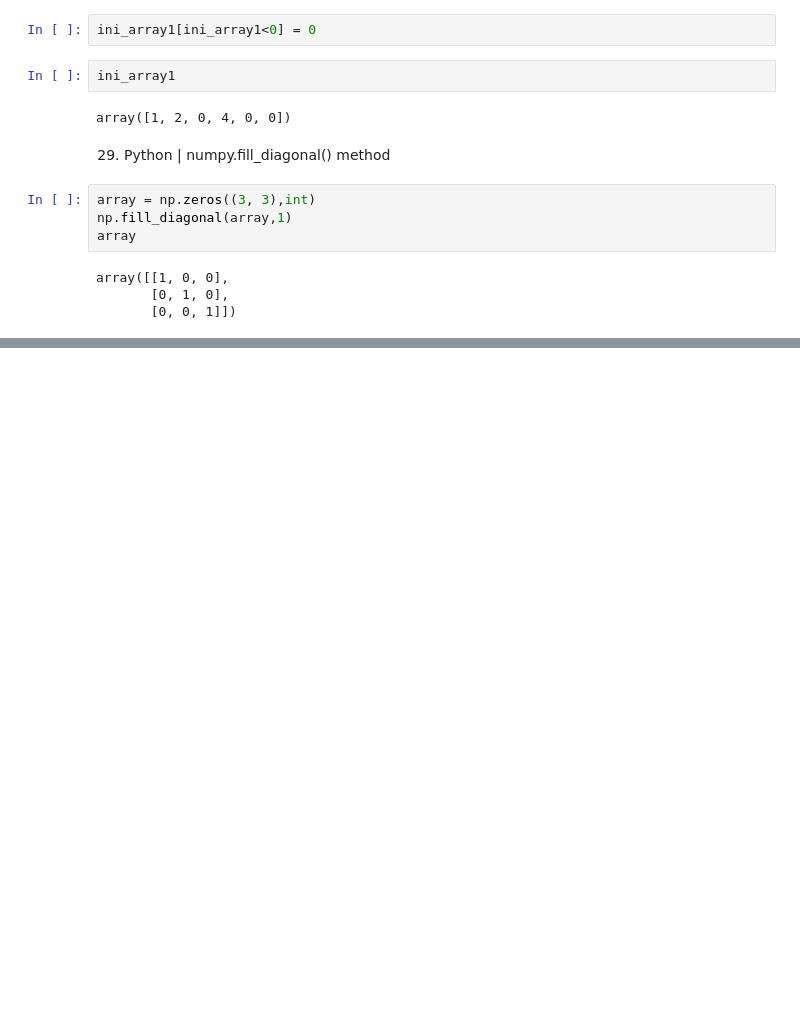
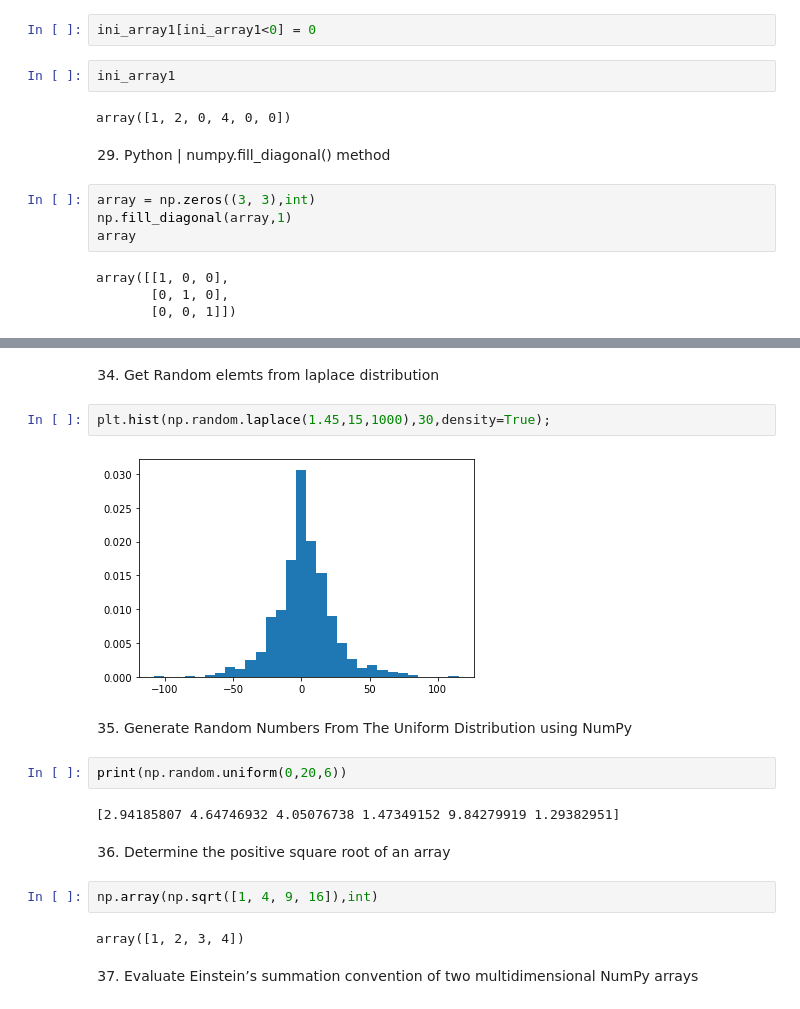
Before and after one commit to Omega-84/code_practice, a Jupyter notebook: Python_beginner.ipynb, the cells around one changed output, grey strips where cells are left out. Drawn from its saved outputs; the diff is of its cells as text; blank space fills up the shorter version.

```diff
--- a/Python_beginner.ipynb
+++ b/Python_beginner.ipynb
@@ -394,0 +426,20 @@ array([[1, 0, 0],
+# %% [markdown]
+34. Get Random elemts from laplace distribution
+# %%
+plt.hist(np.random.laplace(1.45,15,1000),30,density=True);
+# %% [output]
+[figure, added]
+# %% [markdown]
+35. Generate Random Numbers From The Uniform Distribution using NumPy
+# %%
+print(np.random.uniform(0,20,6))
+# %% [output]
+[2.94185807 4.64746932 4.05076738 1.47349152 9.84279919 1.29382951]
+# %% [markdown]
+36. Determine the positive square root of an array
+# %%
+np.array(np.sqrt([1, 4, 9, 16]),int)
+# %% [output]
+array([1, 2, 3, 4])
+# %% [markdown]
+37. Evaluate Einstein’s summation convention of two multidimensional NumPy arrays
```
Also changed, not shown: parts of 20 cells of this notebook.
